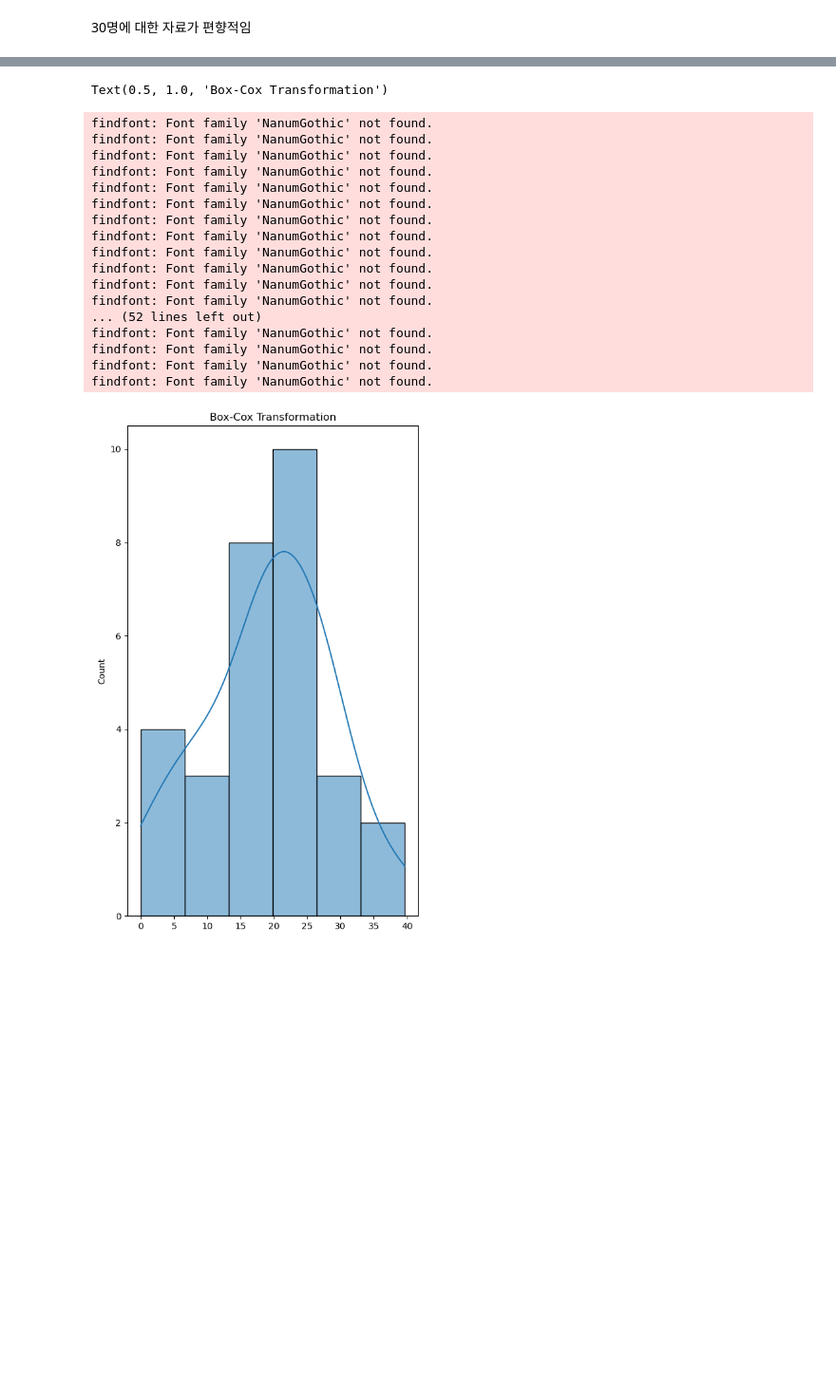
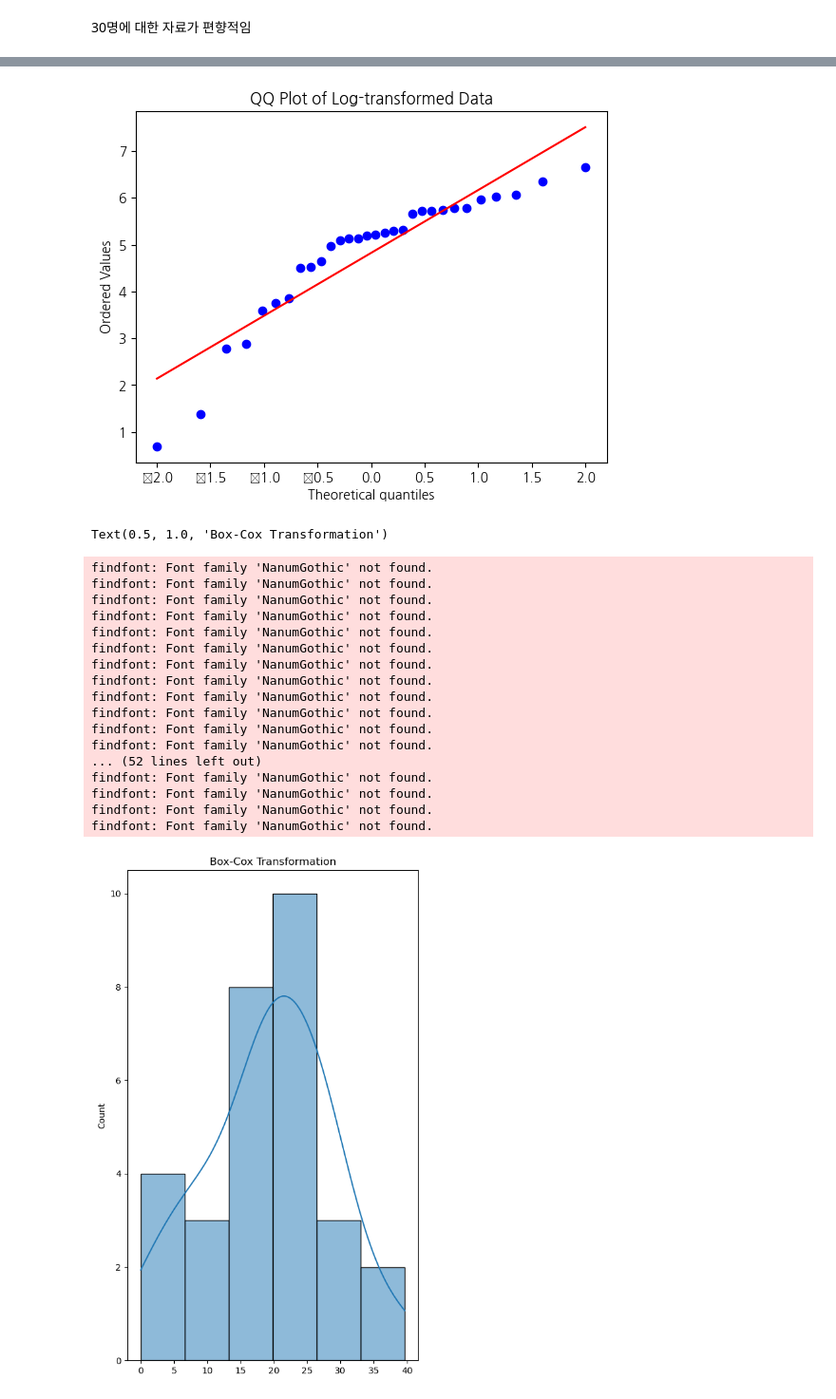
Before and after one commit to DonginJeon/Chunjae_edu, a Jupyter notebook: Project/Mini_Project_machinelearning_0826/Code.ipynb, the cells around one changed output, grey strips where cells are left out. Shown: that part at 95% size. Saved outputs shown, nothing was run; the diff lists cells and outputs as text; code cells hidden in the pictures; blank space fills up the shorter version.

```diff
--- a/Project/Mini_Project_machinelearning_0826/Code.ipynb
+++ b/Project/Mini_Project_machinelearning_0826/Code.ipynb
@@ -286,3 +369,9 @@ findfont: Font family 'NanumGothic' not found.
+# %%
+stats.probplot(log_transformed, dist="norm", plot=plt)
+plt.title("QQ Plot of Log-transformed Data")
+plt.show()
+# %% [output]
+[figure, added]
 # %%
 # Box-Cox 변환은 양수 값에만 적용 가능
 boxcox_transformed, _ = stats.boxcox(userid_counts)
```
Also changed, not shown: parts of 38 cells of this notebook, 19 other files.
